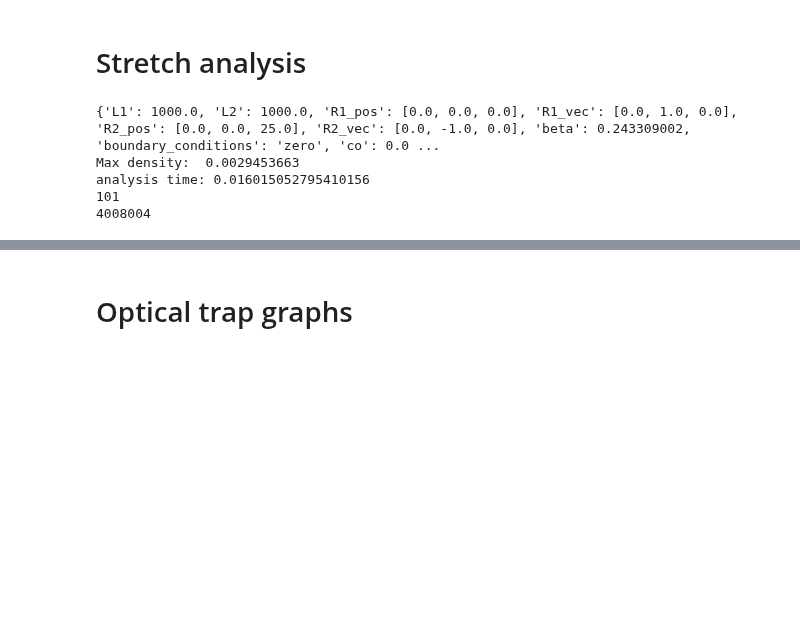
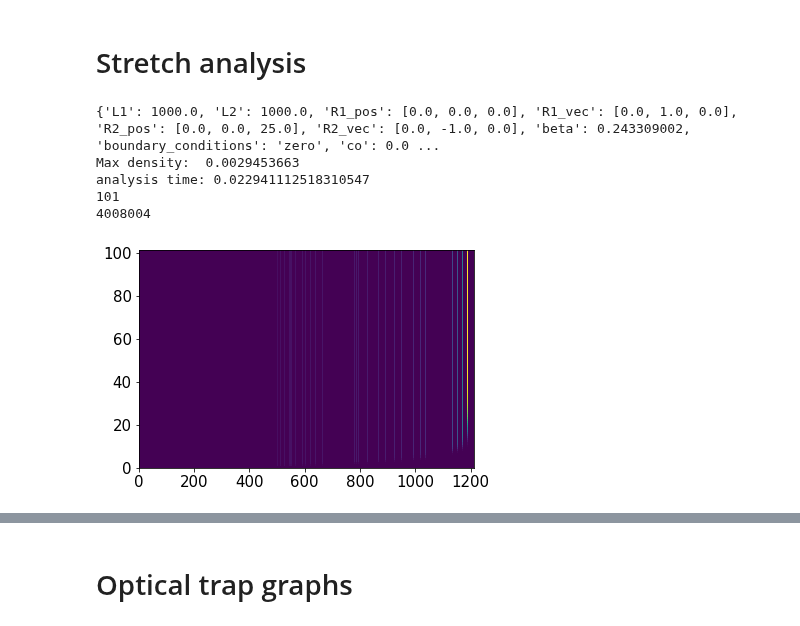
Before and after one commit to lamsoa729/FoXlink, a Jupyter notebook: notebooks/pde_graph_prototypes.ipynb, the cells around one changed output, grey strips where cells are left out. Drawn from its saved outputs; the diff is of its cells as text; code cells hidden in the pictures; blank space fills up the shorter version.

Commit message:
Made pde xlink graphing more general and added stretch distribution analysis.

```diff
--- a/notebooks/pde_graph_prototypes.ipynb
+++ b/notebooks/pde_graph_prototypes.ipynb
@@ -317,41 +317,45 @@ try:
 
     s_i = anal.s_i
     s_j = anal.s_j
-    step = .1
+    step = .05
     print(nframes)
     print(distr_size)
     for t in range(nframes):
         r_i = anal.R1_pos[t]
         r_j = anal.R2_pos[t]
         u_i = anal.R1_vec[t]
         u_j = anal.R2_vec[t]
         distr = anal.xl_distr[:,:,t]
 
         stretch_mat = np.linalg.norm(make_gen_stretch_mat(s_i, s_j, u_i, u_j, r_j-r_i, 1.), axis=2)
         flat_distr_arrs[t] = np.round(distr.flatten(),9)
         flat_h_arrs[t] = stretch_mat.flatten()
 
+
+
+    flat_h_arrs = np.ma.masked_where(flat_distr_arrs == 0., flat_h_arrs)
+    flat_distr_arrs = np.ma.masked_values(flat_distr_arrs, 0)
     max_h = np.amax(flat_h_arrs)
     fil_bins = np.arange(0, max_h + 2*step, step)
     bin_width = (fil_bins[1]-fil_bins[0])
 
-    flat_h_arrs = np.ma.masked_where(flat_distr_arrs == 0., flat_h_arrs)
-    flat_distr_arrs = np.ma.masked_values(flat_distr_arrs, 0)
     h_distr_arr = np.zeros((nframes, fil_bins.size -1))
     for t in range(nframes):
         h_distr_arr[t] = np.histogram(flat_h_arrs[t], fil_bins, weights=flat_distr_arrs[t])[0]
     #h_distr, fil_bins = np.histogram(flat_h, 100, weights=flat_distr)
 
-    plt.pcolormesh(h_distr_arr/(bin_width* np.sum(h_distr, axis=1))[:, None], ls='steps' )
+    plt.pcolormesh(h_distr_arr[...])
+    #/(bin_width* np.sum(h_distr, axis=1))[:, None], ls='steps'
     #plot(bin_edges[:-1]*nm, stretch_num_avg/(bin_width*np.sum(stretch_num_avg)), ls='steps')
 except:
     print("Analysis failed!")
     raise
 finally:
     anal.save()
 # %% [output]
 {'L1': 1000.0, 'L2': 1000.0, 'R1_pos': [0.0, 0.0, 0.0], 'R1_vec': [0.0, 1.0, 0.0], 'R2_pos': [0.0, 0.0, 25.0], 'R2_vec': [0.0, -1.0, 0.0], 'beta': 0.243309002, 'boundary_conditions': 'zero', 'co': 0.0 ...
 Max density:  0.0029453663
-analysis time: 0.016015052795410156
+analysis time: 0.022941112518310547
 101
 4008004
+[figure, added]
```
Also changed, not shown: parts of 8 cells of this notebook, 2 other files.
